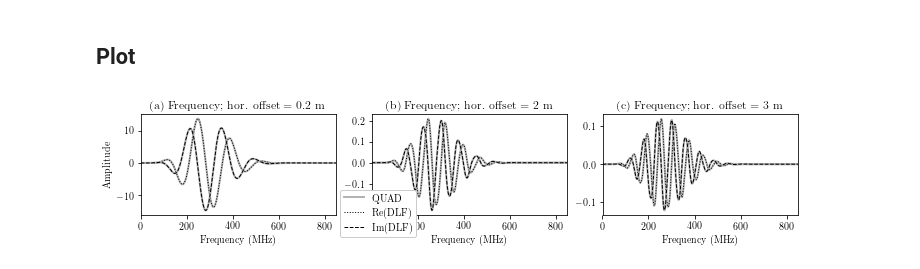
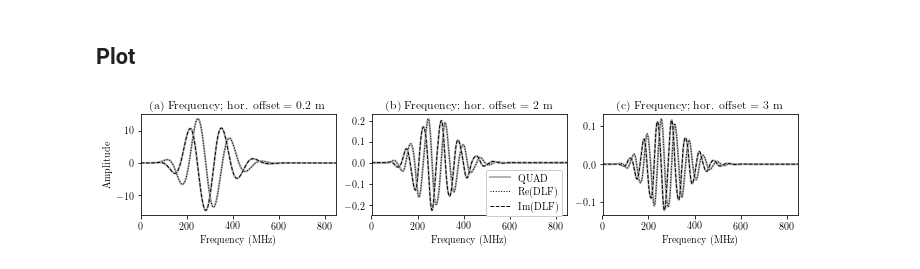
Before and after one commit to emsig/article-fdesign, a Jupyter notebook: notebooks/GPR-f-t.ipynb, the cells around one changed output. Saved outputs shown, nothing was run; the diff lists cells and outputs as text; code cells hidden in the pictures.

```diff
--- a/notebooks/GPR-f-t.ipynb
+++ b/notebooks/GPR-f-t.ipynb
@@ -192,35 +194,35 @@ plt.plot(f/1e6, fgprDLF2[:, 0].imag, 'k--', lw=1, label='DLF')
 plt.xlim(xlim)
 plt.xlabel('Frequency (MHz)')
 
 # 2: x = 2 m ; Response
 plt.subplot(232)
 plt.title('(b) Frequency; hor. offset = 2 m')
 plt.plot(f/1e6, fgprQUA2[:, 1].real, '.7', lw=2, label='QUAD')
 plt.plot(f/1e6, fgprDLF2[:, 1].real, 'k:', lw=1, label='Re(DLF)')
 plt.plot(f/1e6, fgprQUA2[:, 1].imag, '.7', lw=2)
 plt.plot(f/1e6, fgprDLF2[:, 1].imag, 'k--', lw=1, label='Im(DLF)')
-l = plt.legend(loc=1, bbox_to_anchor=(0.25, 0.3))
+l = plt.legend(loc=1, bbox_to_anchor=(1, 0.5))
 l.get_frame().set_alpha(1)
 plt.xlim(xlim)
 plt.xlabel('Frequency (MHz)')
 
 # 3: x = 3 m ; Response
 plt.subplot(233)
 plt.title('(c) Frequency; hor. offset = 3 m')
 plt.plot(f/1e6, fgprQUA2[:, 2].real, '.7', lw=2, label='QUAD')
 plt.plot(f/1e6, fgprDLF2[:, 2].real, 'k:', lw=1, label='DLF')
 plt.plot(f/1e6, fgprQUA2[:, 2].imag, '.7', lw=2)
 plt.plot(f/1e6, fgprDLF2[:, 2].imag, 'k--', lw=1, label='DLF')
 plt.xlim(xlim)
 plt.xlabel('Frequency (MHz)')
 
 plt.tight_layout(h_pad=2, w_pad=.2)
 
 # Save figure and show it
 plt.savefig('../figures/ftGPR2nd.pdf', bbox_inches='tight')
 plt.show()
 # %% [output]
-[figure, old version]
+[figure, new version]
 # %%
 import printinfo
 printinfo.info()
```
Also changed, not shown: parts of 2 cells of this notebook, 4 other files.
